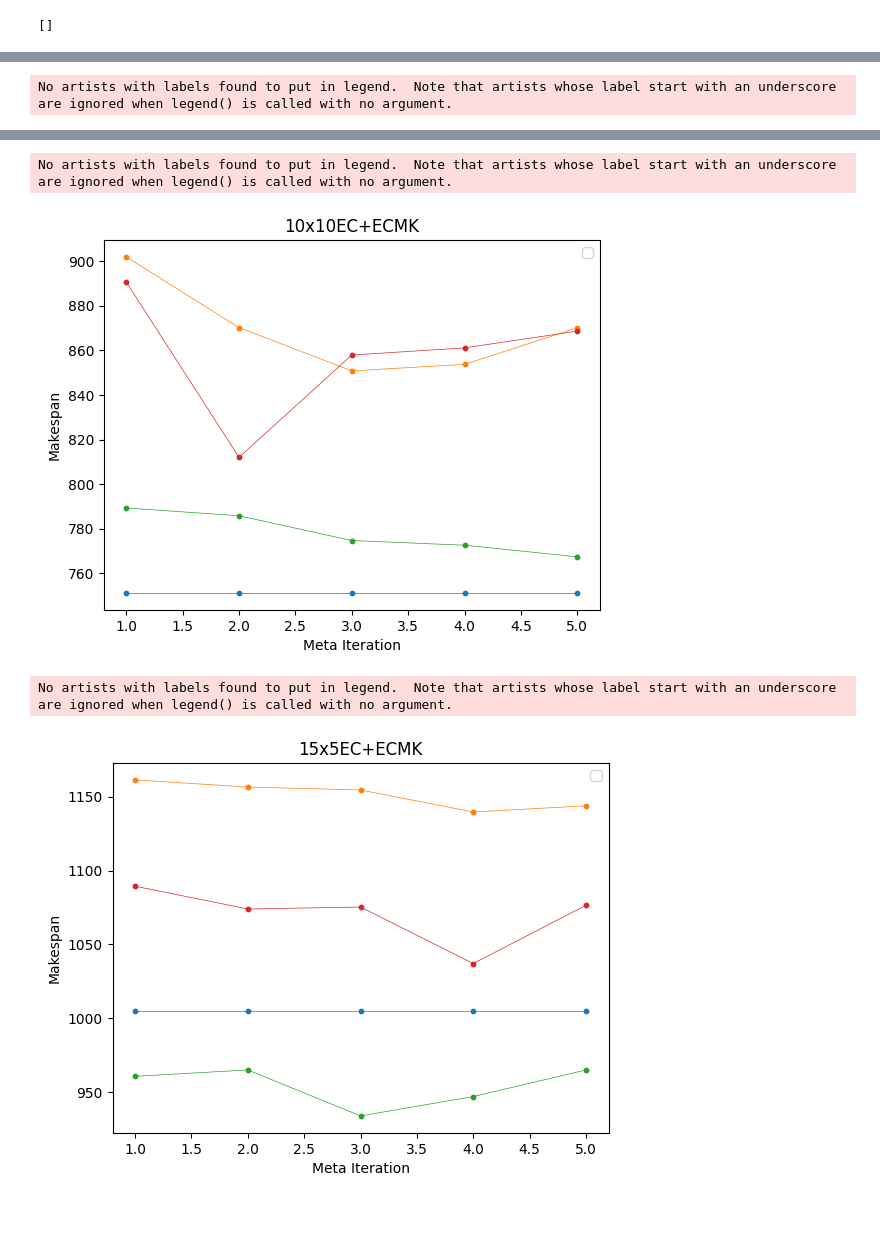
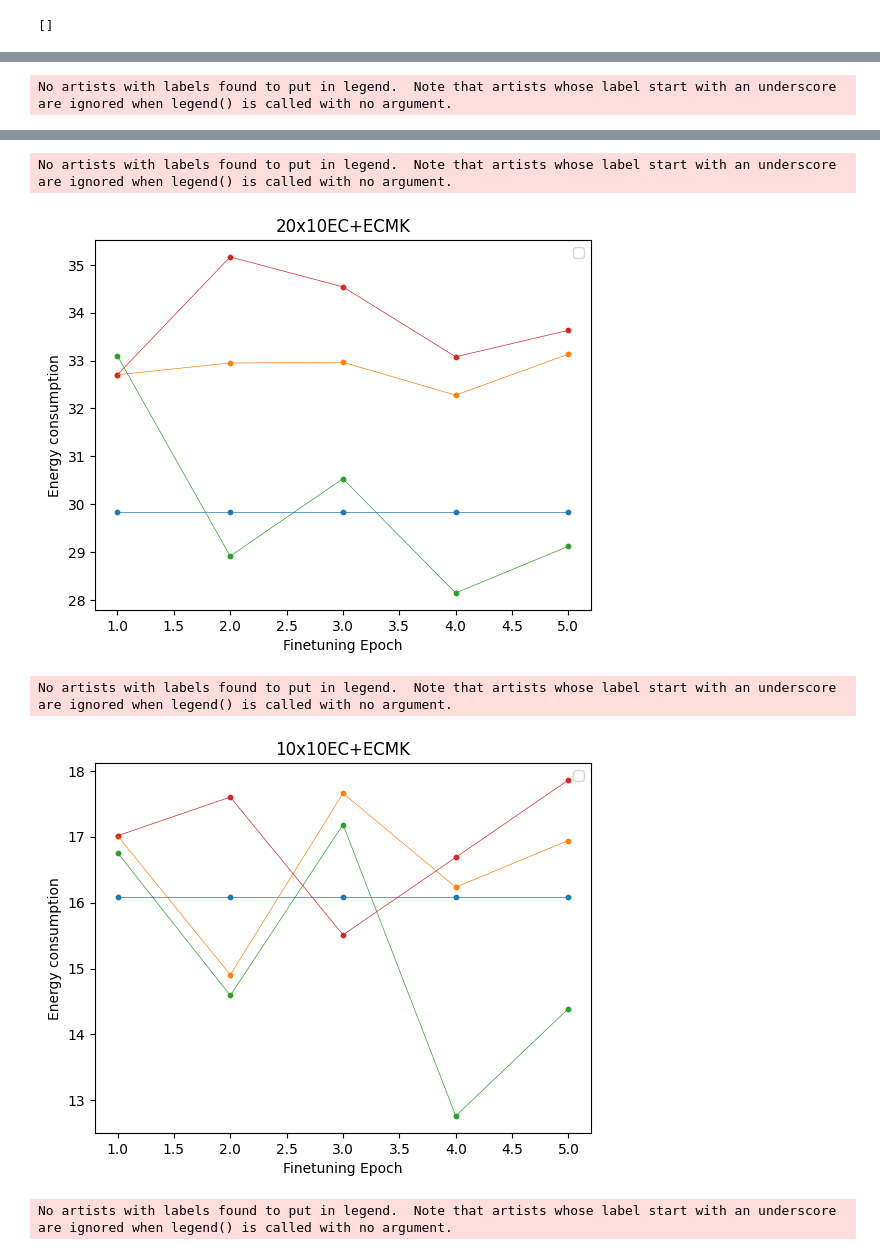
Before and after one commit to wulincong/FJSP-DRL, a Jupyter notebook: plot_imgs/plot_MAMLEC.ipynb, the cells around one changed output, grey strips where cells are left out. Drawn from its saved outputs; the diff is of its cells as text; code cells hidden in the pictures; blank space fills up the shorter version.

```diff
--- a/plot_imgs/plot_MAMLEC.ipynb
+++ b/plot_imgs/plot_MAMLEC.ipynb
@@ -20,8 +20,8 @@ RuntimeError('Unrecognized new version of ortools (9.8.3296). Expected < 9.5.0.P
 RuntimeError('Unrecognized new version of ortools (9.8.3296). Expected < 9.5.0.Please open a feature request on cvxpy to enable support for this version.')
 /home/wlc/FJSP-DRL-MAML/plot_imgs
 # %%
-instances = ["10x5x0+mix+EC", "20x5EC+ECMK", "15x10x0+mix+EC", "20x10x0+mix+EC", "10x10EC+ECMK", "15x5EC+ECMK"]
-test_data_list = ["10x5+mix", "20x5+mix", "15x10+mix", "20x10+mix", "10x10+mix", "15x5+mix"]
+instances = ["5x5EC+ECMK", "10x5EC+ECMK", "20x5EC+ECMK", "15x10x0+mix+EC", "20x10EC+ECMK", "10x10EC+ECMK", "20x20EC+ECMK"]
+test_data_list = ["5x5+mix", "10x5+mix", "20x5+mix", "15x10+mix", "20x10+mix",              "10x10+mix", "20x20+mix"]
 
 plot_dict = {}
 for key in instances:
@@ -52,7 +53,9 @@ ec_args = ["--fea_j_input_dim", "12",
     '--factor_Mk', "0.0",
     '--factor_Ec', "1.0",
     "--model_source", "SD2EC",
-    "--data_source", "SD2EC",]
+    "--data_source", "SD2EC",
+    "--lr", "1e-4",
+    ]
 
 args = [*ec_args, *args]
 
@@ -64,7 +67,6 @@ print(args)
 configs = parser.parse_args(args=args)
 
 setup_seed(configs.seed_test)
-
 
 test_model = []
 
@@ -91,7 +93,7 @@ for i in range(len(test_model)):
         result_5_times.append(result)
     result_5_times = np.array(result_5_times)
 
-    save_result = np.mean(result_5_times, axis=0)
+    save_result = np.min(result_5_times, axis=0)
     print("testing results:")
     print(f"makespan(greedy): ", save_result[:, 0].mean())
     baseline_makespans.append(save_result[:, 0].mean())
@@ -177,14 +179,17 @@ model = "maml+EXP19maml1709816607"  ### 缓更新  iter=400
 model = "maml+MAMLECmaml1711335786"
 model = "maml+MAMLECmaml1711939372"
 model = "maml+MAMLECmaml1712286484"
-model = "maml+MAMLECmaml1712286484"
+# model = "maml+MAMLEC1713411967"
+model = "maml+MAMLEC1713967388"
+model = "maml+MAMLEC1714012487"
+model = "maml+MAMLEC1714064946"
 
-args = [*ec_args, "--test_data", *test_data_list,
-        "--hidden_dim_actor", "512", "--hidden_dim_critic", "512",
-        "--test_model", model,
+args = [*ec_args, "--test_data", *test_data_list,  "--test_model", model,
+                # "--hidden_dim_actor", "512", "--hidden_dim_critic", "512",
         ]
 
 maml_finetuning_makespans, maml_finetuning_ecs = MAML_finetuning_test(args)
 
 print(maml_finetuning_makespans)
+print(maml_finetuning_ecs)
 # %% [output]
@@ -348,16 +279,16 @@ plot_makespan_fill(data, data_up, data_lb, "Sample Makespan Plot")
 
 for idx, key in enumerate(instances):
     # plot_dict[key][0] = [baseline_makespans[idx]  for _ in range(configs.adapt_nums)]
-    # plot_dict[key][0] = np.full(5, baseline_makespans[idx])
-    # plot_dict[key][1] = maml_finetuning_makespans[idx]
-    # plot_dict[key][2] = pretrain_finetuning_makespans[idx]
-    # plot_dict[key][3] = random_finetuning_makespans[idx]
+    plot_dict[key][0] = np.full(5, baseline_EC[idx])
+    plot_dict[key][1] = maml_finetuning_ecs[idx]
+    plot_dict[key][2] = pretrain_finetuning_ecs[idx]
+    plot_dict[key][3] = random_finetuning_ecs[idx]
     # plot_makespan_fill(
-    #     [np.full(5, baseline_makespans[idx]), maml_finetuning_makespans[idx].mean(axis=0), pretrain_finetuning_makespans[idx].mean(axis=0), random_finetuning_makespans[idx].mean(axis=0)],
-    #     [np.full(5, baseline_makespans[idx]), maml_finetuning_makespans[idx].max(axis=0), pretrain_finetuning_makespans[idx].max(axis=0), random_finetuning_makespans[idx].max(axis=0)],
-    #     [np.full(5, baseline_makespans[idx]), maml_finetuning_makespans[idx].min(axis=0), pretrain_finetuning_makespans[idx].min(axis=0), random_finetuning_makespans[idx].min(axis=0)],
+    #     [np.full(5, baseline_EC[idx]), maml_finetuning_ecs[idx].mean(axis=0), pretrain_finetuning_ecs[idx].mean(axis=0), random_finetuning_ecs[idx].mean(axis=0)],
+    #     [np.full(5, baseline_EC[idx]), maml_finetuning_ecs[idx].max(axis=0), pretrain_finetuning_ecs[idx].max(axis=0), random_finetuning_ecs[idx].max(axis=0)],
+    #     [np.full(5, baseline_EC[idx]), maml_finetuning_ecs[idx].min(axis=0), pretrain_finetuning_ecs[idx].min(axis=0), random_finetuning_ecs[idx].min(axis=0)],
     #     key,
     # )
-    plot_funetuning([np.full(5, baseline_makespans[idx]), maml_finetuning_makespans[idx].mean(axis=0), pretrain_finetuning_makespans[idx].mean(axis=0), random_finetuning_makespans[idx].mean(axis=0)],key)
+    plot_funetuning([np.full(5, baseline_EC[idx]), maml_finetuning_ecs[idx], pretrain_finetuning_ecs[idx], random_finetuning_ecs[idx]], key, y_label="Energy consumption")
 # %% [output]
 No artists with labels found to put in legend.  Note that artists whose label start with an underscore are ignored when legend() is called with no argument.
@@ -371,4 +302,5 @@ No artists with labels found to put in legend.  Note that artists whose label st
 No artists with labels found to put in legend.  Note that artists whose label start with an underscore are ignored when legend() is called with no argument.
-[figure, old version]
+[figure, new version]
 No artists with labels found to put in legend.  Note that artists whose label start with an underscore are ignored when legend() is called with no argument.
-[figure, old version]
+[figure, new version]
+No artists with labels found to put in legend.  Note that artists whose label start with an underscore are ignored when legend() is called with no argument.
```
Also changed, not shown: parts of 11 cells of this notebook, 24 other files.
